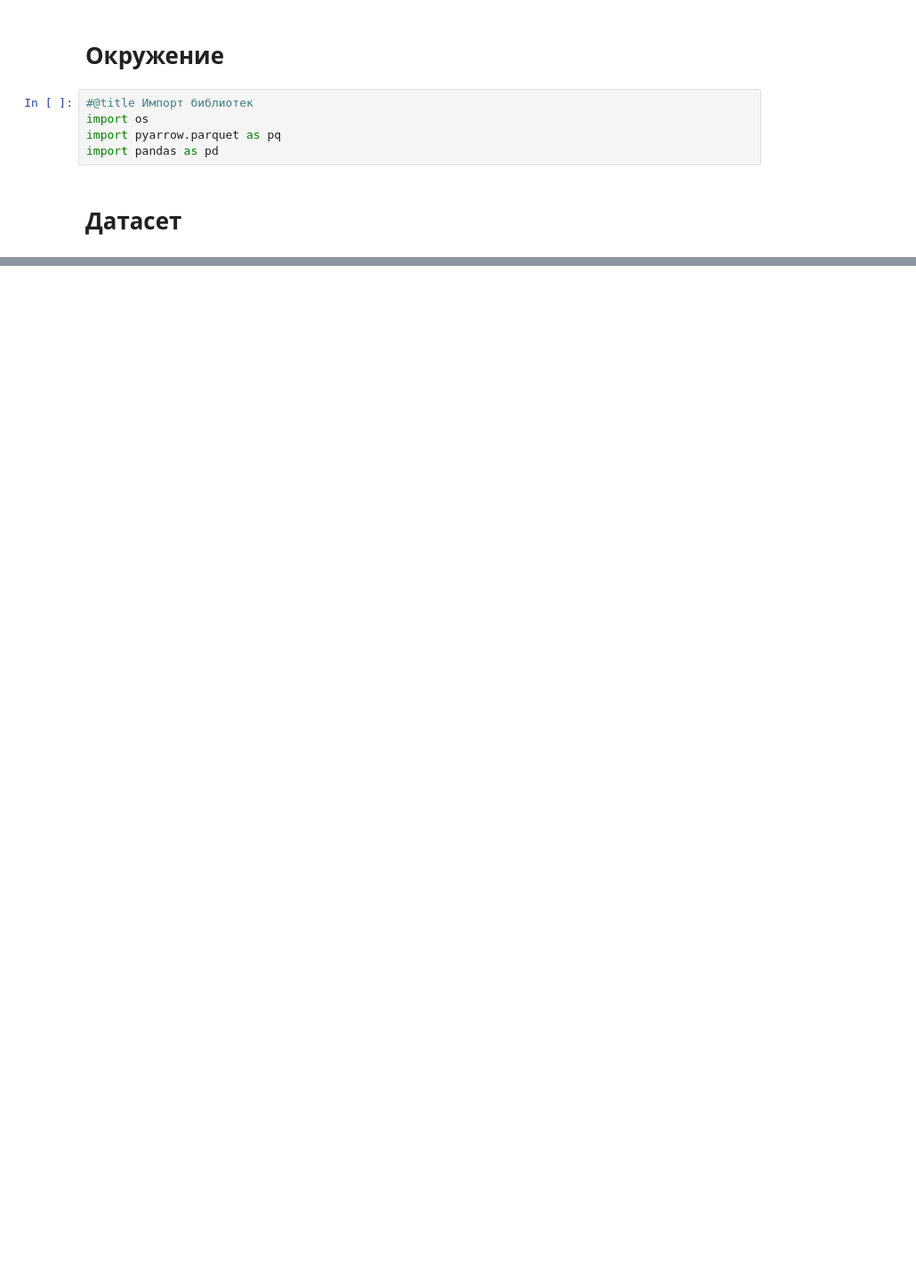
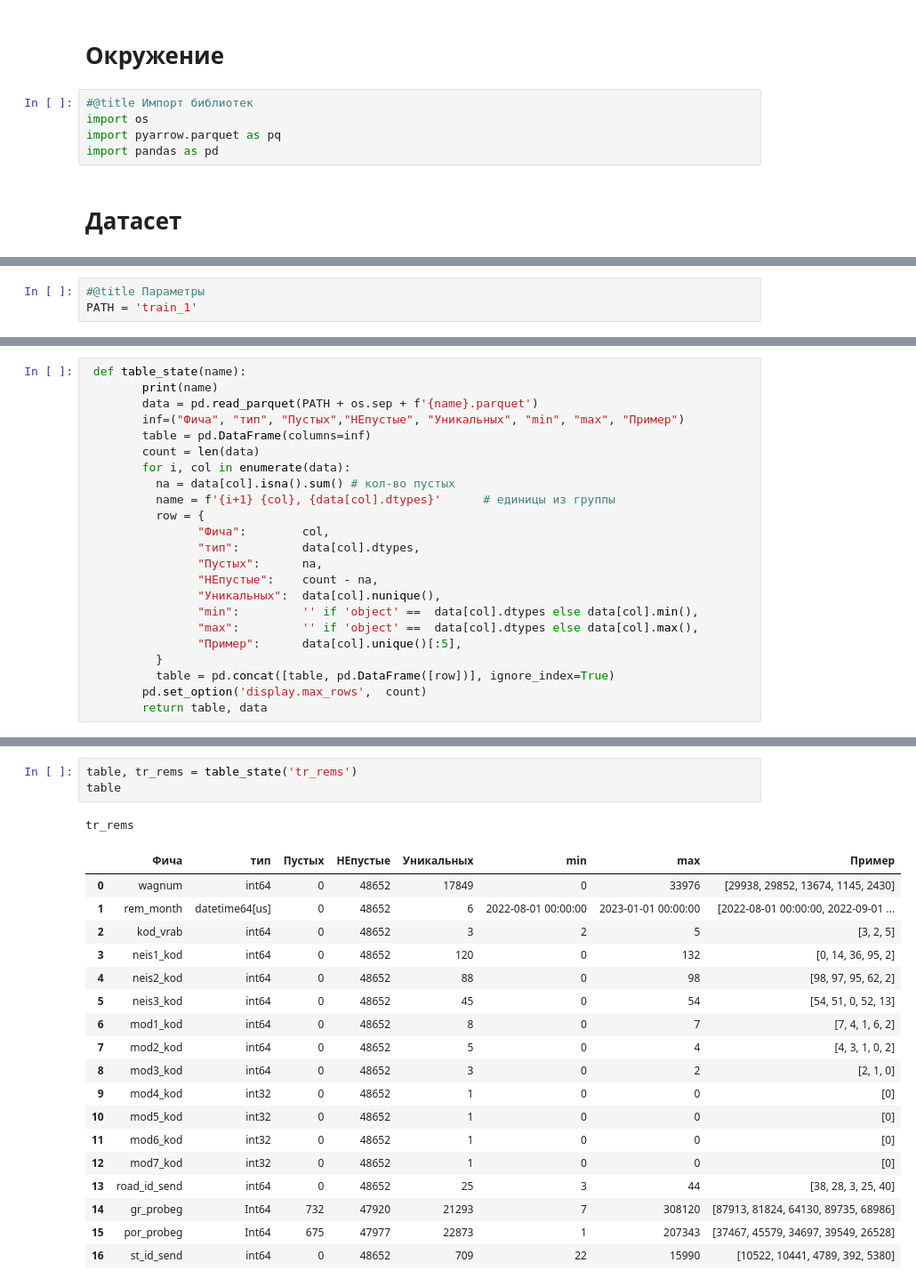
Before and after one commit to kamnsv/datawagon2, a Jupyter notebook: DataWagon_2_3_WagonWizards.ipynb, the cells around one changed output, grey strips where cells are left out. Shown at 89% size. Saved outputs shown, nothing was run; the diff lists cells and outputs as text; blank space fills up the shorter version.

```diff
--- a/DataWagon_2_3_WagonWizards.ipynb
+++ b/DataWagon_2_3_WagonWizards.ipynb
@@ -40,0 +12,3 @@ df
+# %%
+#@title Параметры
+PATH = 'train_1'
@@ -40,0 +17,23 @@ df
+# %%
+ def table_state(name):
+        print(name)
+        data = pd.read_parquet(PATH + os.sep + f'{name}.parquet')
+        inf=("Фича", "тип", "Пустых","НЕпустые", "Уникальных", "min", "max", "Пример")
+        table = pd.DataFrame(columns=inf)
+        count = len(data)
+        for i, col in enumerate(data):
+          na = data[col].isna().sum() # кол-во пустых
+          name = f'{i+1} {col}, {data[col].dtypes}'      # единицы из группы
+          row = {
+                "Фича":        col,
+                "тип":         data[col].dtypes,
+                "Пустых":      na,
+                "НЕпустые":    count - na,
+                "Уникальных":  data[col].nunique(),
+                "min":         '' if 'object' ==  data[col].dtypes else data[col].min(),
+                "max":         '' if 'object' ==  data[col].dtypes else data[col].max(),
+                "Пример":      data[col].unique()[:5],
+          }
+          table = pd.concat([table, pd.DataFrame([row])], ignore_index=True)
+        pd.set_option('display.max_rows',  count)
+        return table, data
@@ -40,0 +142,23 @@ df
+# %%
+table, tr_rems = table_state('tr_rems')
+table
+# %% [output]
+tr_rems
+|  | Фича | тип | Пустых | НЕпустые | Уникальных | min | max | Пример |
+| 0 | wagnum | int64 | 0 | 48652 | 17849 | 0 | 33976 | [29938, 29852, 13674, 1145, 2430] |
+| 1 | rem_month | datetime64[us] | 0 | 48652 | 6 | 2022-08-01 00:00:00 | 2023-01-01 00:00:00 | [2022-08-01 00:00:00, 2022-09-01 ... |
+| 2 | kod_vrab | int64 | 0 | 48652 | 3 | 2 | 5 | [3, 2, 5] |
+| 3 | neis1_kod | int64 | 0 | 48652 | 120 | 0 | 132 | [0, 14, 36, 95, 2] |
+| 4 | neis2_kod | int64 | 0 | 48652 | 88 | 0 | 98 | [98, 97, 95, 62, 2] |
+| 5 | neis3_kod | int64 | 0 | 48652 | 45 | 0 | 54 | [54, 51, 0, 52, 13] |
+| 6 | mod1_kod | int64 | 0 | 48652 | 8 | 0 | 7 | [7, 4, 1, 6, 2] |
+| 7 | mod2_kod | int64 | 0 | 48652 | 5 | 0 | 4 | [4, 3, 1, 0, 2] |
+| 8 | mod3_kod | int64 | 0 | 48652 | 3 | 0 | 2 | [2, 1, 0] |
+| 9 | mod4_kod | int32 | 0 | 48652 | 1 | 0 | 0 | [0] |
+| 10 | mod5_kod | int32 | 0 | 48652 | 1 | 0 | 0 | [0] |
+| 11 | mod6_kod | int32 | 0 | 48652 | 1 | 0 | 0 | [0] |
+| 12 | mod7_kod | int32 | 0 | 48652 | 1 | 0 | 0 | [0] |
+| 13 | road_id_send | int64 | 0 | 48652 | 25 | 3 | 44 | [38, 28, 3, 25, 40] |
+| 14 | gr_probeg | Int64 | 732 | 47920 | 21293 | 7 | 308120 | [87913, 81824, 64130, 89735, 68986] |
+| 15 | por_probeg | Int64 | 675 | 47977 | 22873 | 1 | 207343 | [37467, 45579, 34697, 39549, 26528] |
+| 16 | st_id_send | int64 | 0 | 48652 | 709 | 22 | 15990 | [10522, 10441, 4789, 392, 5380] |
```
Also changed, not shown: parts of 12 cells of this notebook.
